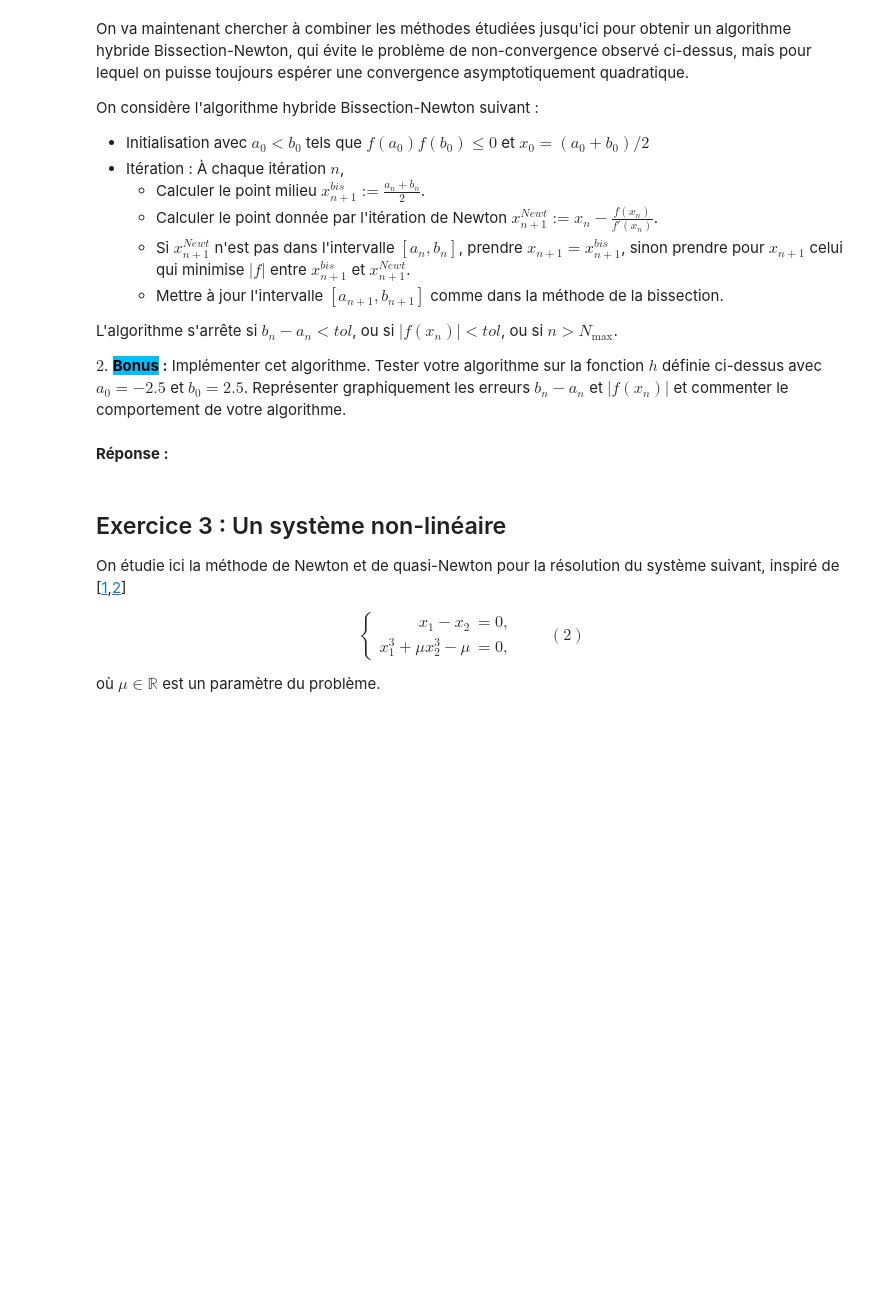
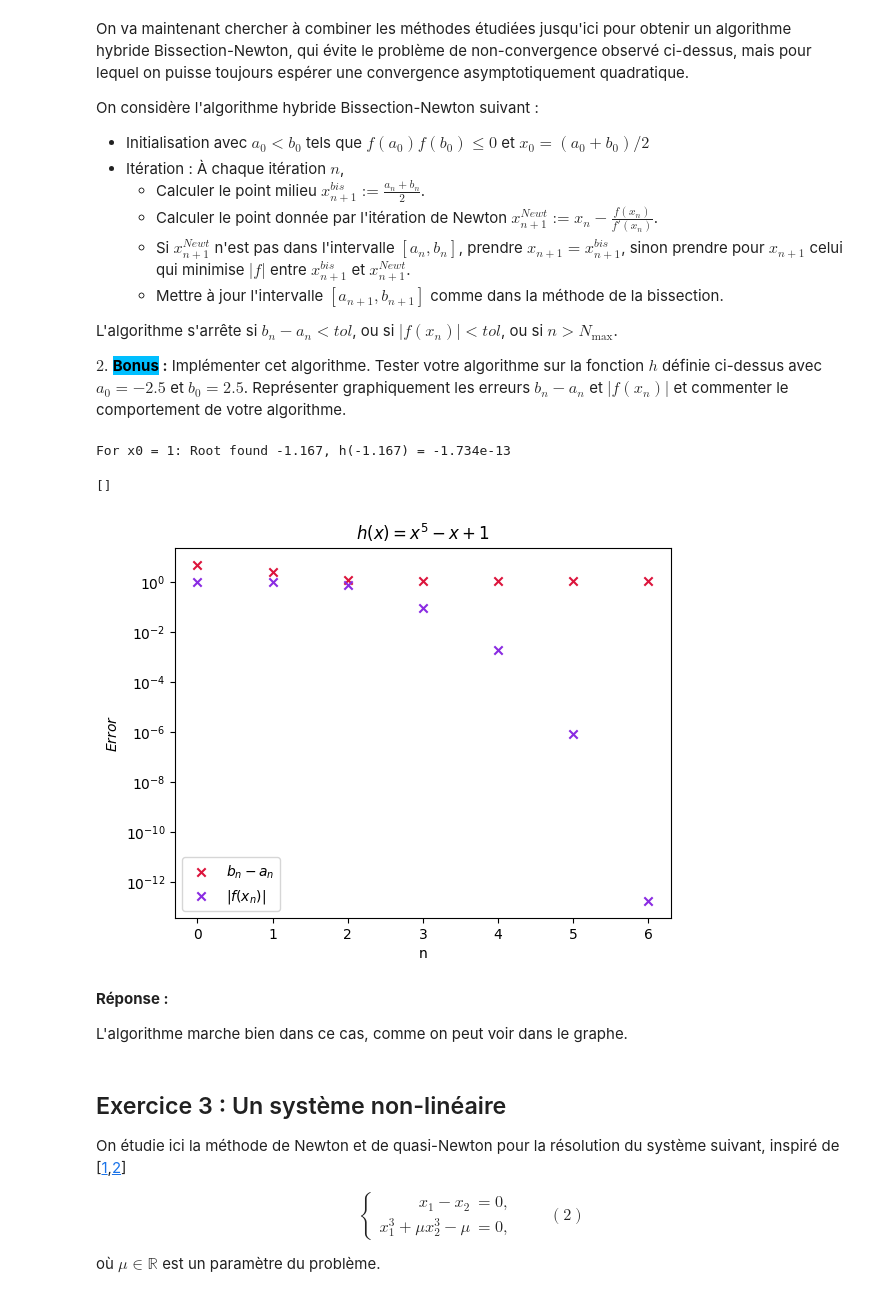
Before and after one commit to Eric-Guerra-Ribeiro/AMP_41012, a Jupyter notebook: pc6.ipynb, the cells around one changed output. Saved outputs shown, nothing was run; the diff lists cells and outputs as text; code cells hidden in the pictures; blank space fills up the shorter version.

```diff
--- a/pc6.ipynb
+++ b/pc6.ipynb
@@ -420,4 +471,4 @@ def h(x):
 
 def dh(x):
     # définition de la fonction dérivée de h
-    return
+    return 5*(x**4) - 1
@@ -454,5 +526,23 @@ def hybride(f, df, a, b, tol=1.e-12, N_max=50):
     valeurs de retour:
     tab_x : tableau contenant les valeurs x_n à chaque itération
     """
-
-    return
+    tab_x = np.zeros(N_max + 2)
+    error_ab = np.zeros(N_max + 2)
+    x = (a + b)/2
+    i = 0
+    tab_x[i] = x
+    error_ab[i] = b - a
+    while b - a > tol and np.abs(f(x)) > tol and i <= N_max:
+        x_newton = x - f(x)/df(x)
+        if a <= x_newton <= b:
+            x = x_newton if np.abs(f(x_newton)) < np.abs(f((a + b)/2)) else (a + b)/2
+        else:
+            x = (a + b)/2
+        if f(a)*f(x) < 0:
+            b = x
+        else:
+            a = x
+        i += 1
+        tab_x[i] = x
+        error_ab[i] = b - a
+    return tab_x[:i + 1], error_ab[:i + 1]
@@ -464,5 +549,33 @@ def hybride(f, df, a, b, tol=1.e-12, N_max=50):
-# %% [markdown]
-**Réponse :**
+# %%
+# Test sur h
+a = -2.5
+b = 2.5
+
+tab_xh, error_ab = hybride(h, dh, a, b)
+
+
+print(f"For {x0 = }: Root found {tab_xh[-1]:.3f}, h({tab_xh[-1]:.3f}) = {h(tab_xh[-1]):.3e}")
+# %% [output]
+For x0 = 1: Root found -1.167, h(-1.167) = -1.734e-13
+# %%
+# Tracer la courbe de convergence
+# Comparer avec les erreurs calculées au 1.
+
+plt.scatter(range(len(error_ab)), error_ab, color='crimson', marker='x', label='$b_n - a_n$')
+plt.scatter(range(len(tab_xh)), np.abs(h(tab_xh)), color='blueviolet', marker='x', label='$|f(x_n)|$')
+plt.ylabel("$Error$")
+plt.xlabel("n")
+plt.title("$h(x) = x^5 - x + 1$")
+plt.semilogy()
+plt.legend()
+plt.plot()
+# %% [output]
+[]
+[figure, added]
+# %% [markdown]
+**Réponse :**
+
+L'algorithme marche bien dans ce cas, comme on peut voir dans le graphe.
 # %% [markdown]
 ## Exercice 3 : Un système non-linéaire
 
```
Also changed, not shown: parts of 34 cells of this notebook.
